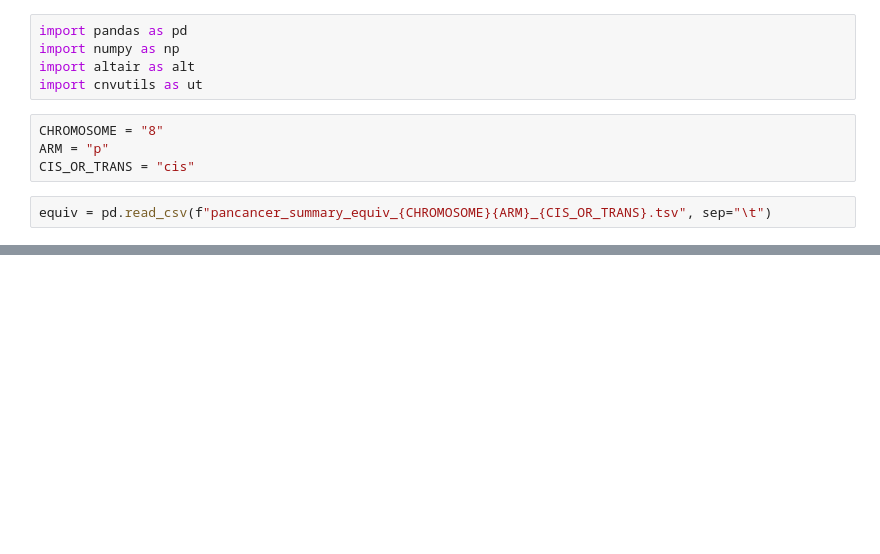
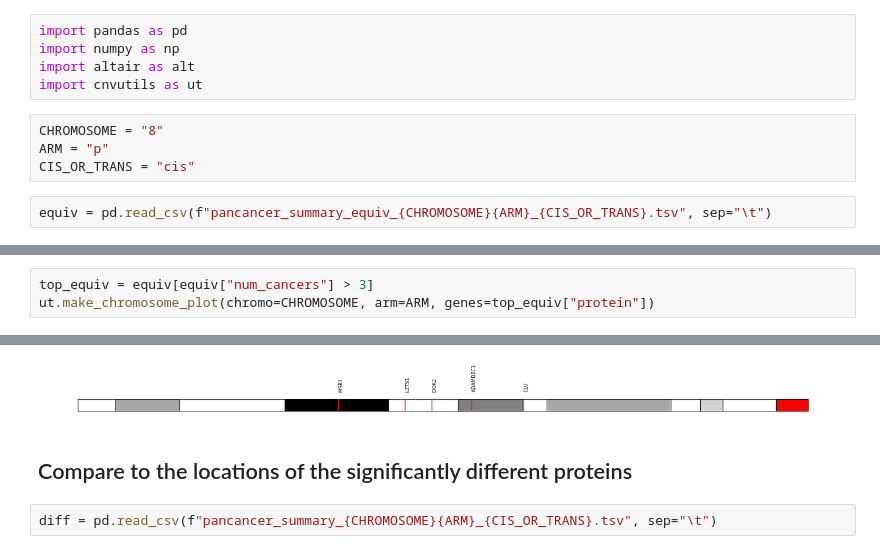
Before and after one commit to PayneLab/pancancerCNV, a Jupyter notebook: chromosome_8/11_check_equiv_location_8p.ipynb, the cells around one changed output, grey strips where cells are left out. Saved outputs shown, nothing was run; the diff lists cells and outputs as text; blank space fills up the shorter version.

Commit message:
Continue equivalence analysis

```diff
--- a/chromosome_8/11_check_equiv_location_8p.ipynb
+++ b/chromosome_8/11_check_equiv_location_8p.ipynb
@@ -42,3 +18,7 @@ ut.make_chromosome_plot(
 # %% [output]
 <module 'matplotlib.pyplot' from '/home/caleb/anaconda3/envs/dev/lib/python3.7/site-packages/matplotlib/pyplot.py'>
 [figure]
+# %%
+top_equiv = equiv[equiv["num_cancers"] > 3]
+ut.make_chromosome_plot(chromo=CHROMOSOME, arm=ARM, genes=top_equiv["protein"])
+# %% [output]
@@ -44,0 +26,5 @@ ut.make_chromosome_plot(
+[figure, added]
+# %% [markdown]
+## Compare to the locations of the significantly different proteins
+# %%
+diff = pd.read_csv(f"pancancer_summary_{CHROMOSOME}{ARM}_{CIS_OR_TRANS}.tsv", sep="\t")
```
Also changed, not shown: parts of 5 cells of this notebook, 1 other file.
